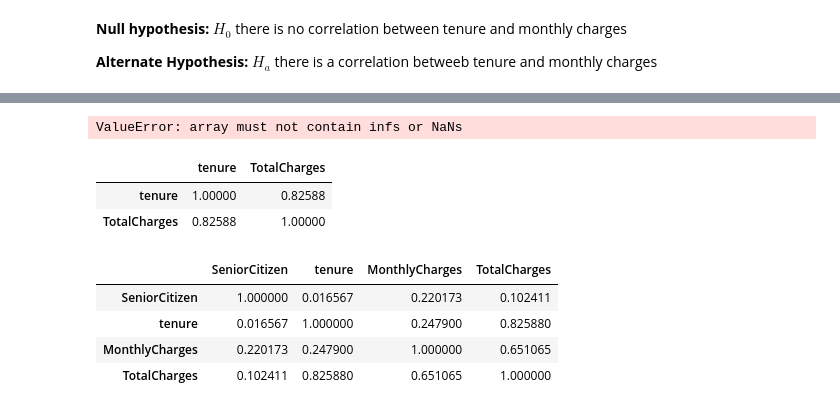
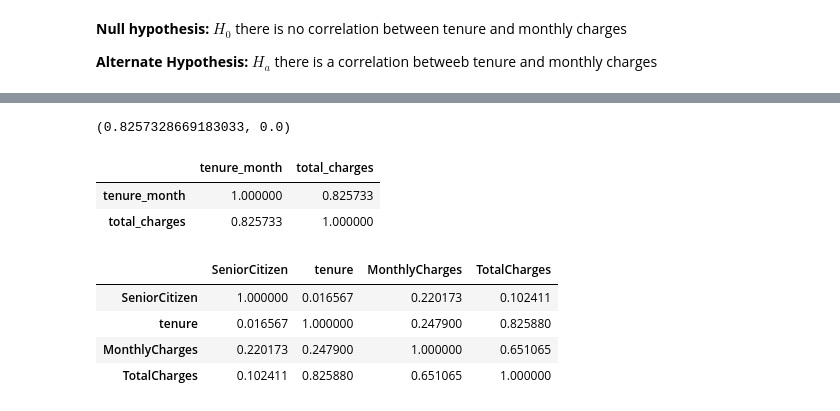
Before and after one commit to jamesallen0351/statistics-exercises, a Jupyter notebook: hypothesis_testing.ipynb, the cells around one changed output, grey strips where cells are left out. Drawn from its saved outputs; the diff is of its cells as text; code cells hidden in the pictures.

```diff
--- a/hypothesis_testing.ipynb
+++ b/hypothesis_testing.ipynb
@@ -524,8 +524,11 @@ fe_manual.hist()
 **Null hypothesis:** $H_{0}$ there is no correlation between tenure and monthly charges
 
 **Alternate Hypothesis:** $H_{a}$ there is a correlation betweeb tenure and monthly charges
+# %%
+url = "https://gist.githubusercontent.com/ryanorsinger/3fce5a65b5fb8ab728af5192c7de857e/raw/a0422b7b73749842611742a1064e99088a47917d/clean_telco.csv"
+df = pd.read_csv(url, index_col="id")
 # %%
-df = pd.read_csv("Cust_Churn_Telco.csv")
+# df = pd.read_csv("Cust_Churn_Telco.csv")
 # %%
 df.head()
 # %% [output]
@@ -565,22 +578,24 @@ Text(0.5, 1.0, 'tenure vs # Monthly Charges')
 # %%
 # df['TotalCharges'] = df['TotalCharges'].astype(float)
-df['TotalCharges'] = pd.to_numeric(df['TotalCharges'],errors='coerce')
+# df['TotalCharges'] = pd.to_numeric(df['TotalCharges'],errors='coerce')
 # %%
-# Total charges?
+# Total charges? # need to adjust the data for total charges for function to work
+# using the new df info this function now works
 
-x = df.tenure
-y = df.TotalCharges
+
+x = df.tenure_month
+y = df.total_charges
 
 corr, p = stats.pearsonr(x, y)
 corr, p
 # %% [output]
-ValueError: array must not contain infs or NaNs
+(0.8257328669183033, 0.0)
 # %%
-df[["tenure", "TotalCharges"]].corr()
+df[["tenure_month", "total_charges"]].corr()
 # %% [output]
-|  | tenure | TotalCharges |
-| tenure | 1.00000 | 0.82588 |
-| TotalCharges | 0.82588 | 1.00000 |
+|  | tenure_month | total_charges |
+| tenure_month | 1.000000 | 0.825733 |
+| total_charges | 0.825733 | 1.000000 |
 # %%
 df.corr()
 # %% [output]
```
Also changed, not shown: parts of 20 cells of this notebook.
